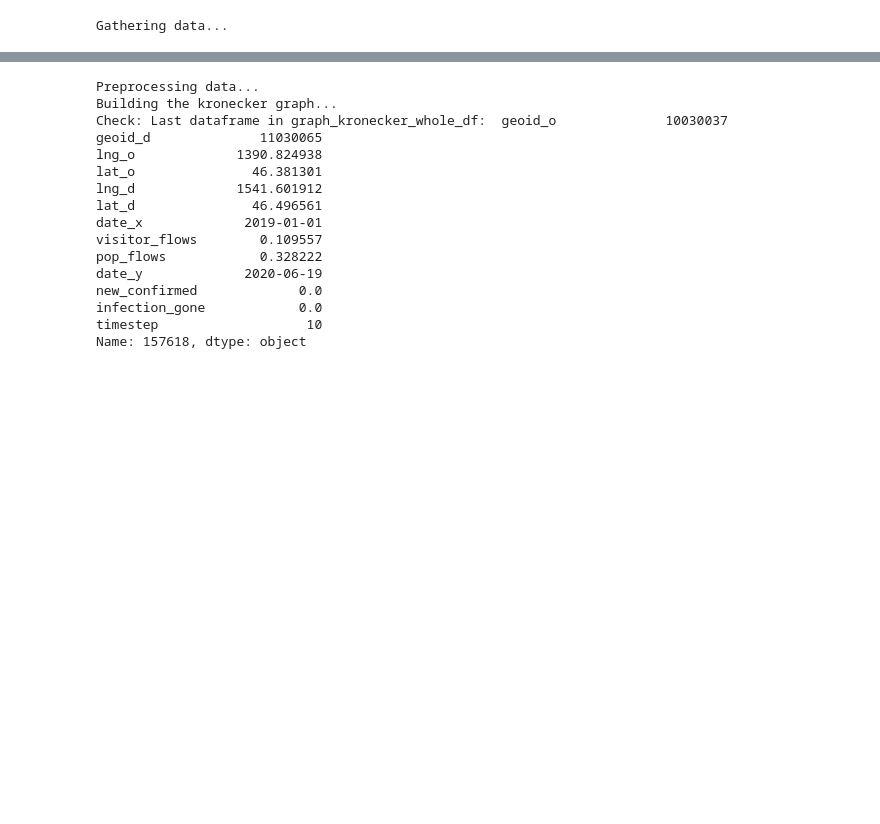
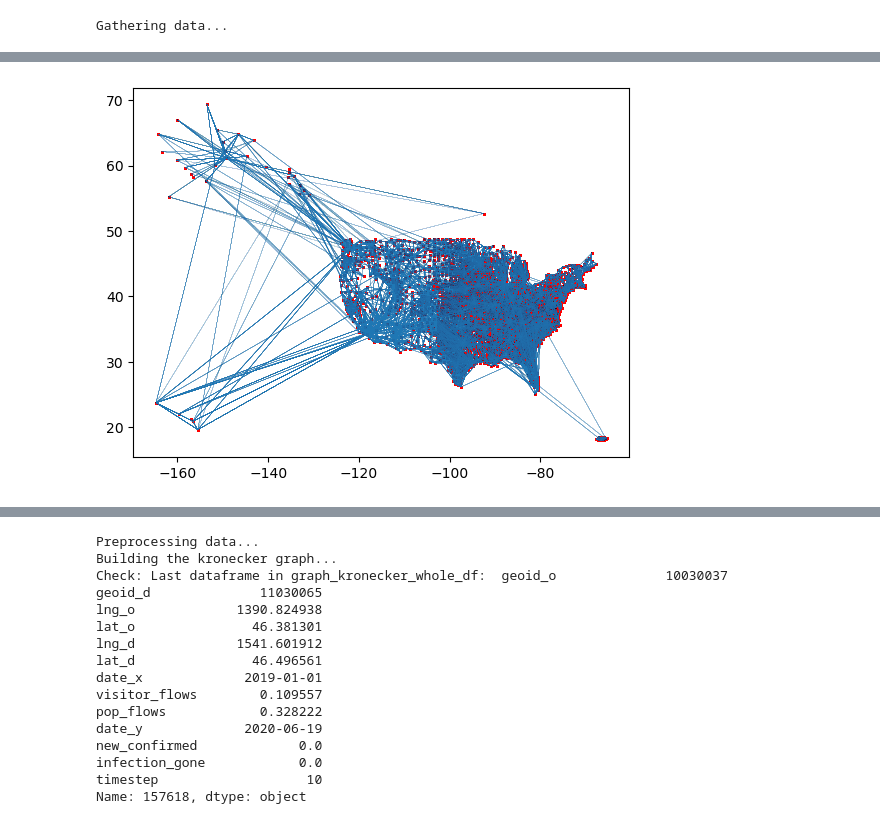
Before and after one commit to AnjaKroon/GraphML, a Jupyter notebook: ClassicalModels/ManualM3.ipynb, the cells around one changed output, grey strips where cells are left out. Drawn from its saved outputs; the diff is of its cells as text; code cells hidden in the pictures; blank space fills up the shorter version.

```diff
--- a/ClassicalModels/ManualM3.ipynb
+++ b/ClassicalModels/ManualM3.ipynb
@@ -136,3 +138,68 @@ epi_dates_one_sample = ["2020-06-09", "2020-06-10", "2020-06-11", "2020-06-12",
 epi_dates_pred_one_sample = ["2020-06-16"] # for testing
 # %% [output]
 Gathering data...
+# %%
+# THIS IS WITH THE NEW PREPROCESSOR FILE (PREPROCESSOR_FINAL_DATA.PY)
+import preprocessor_final_data
+
+print("Preprocessing data...")
+
+# Preprocess the data
+input_hor = 7   # test now with smaller input horizon
+pred_hor = 1    # test now with smaller prediction horizon
+train_perc, test_perc = 0.8, 0.2
+
+# Preprocess the data
+import os
+print(os.getcwd())
+locations_data = "../final_data/locations_data_unique.npy"
+epi_dataset = "../final_data/X_normalized.npy"
+preproc = preprocessor_final_data.Preprocessor(flow_dataset, epi_dataset, locations_data)
+
+graph_kronecker_whole_df = preproc.combined_manual_kronecker() # makes the pandas df from the kronecker data
+
+# check for duplicate values in graph_kronecker_whole_df
+print("Number of duplicate values in graph_kronecker_whole_df: ", graph_kronecker_whole_df.duplicated().sum())
+
+# print first dataframe in graph_kronecker_whole_df, check if the data is getting pulled correctly
+print("Check: First dataframe in graph_kronecker_whole_df: ", graph_kronecker_whole_df.iloc[0])
+
+# count how many entries have geoids are below 1000000 assuming the dataframe is sorted by geoid
+count = 0
+list_of_geoids = []
+for i in range(len(graph_kronecker_whole_df)):
+    cur = graph_kronecker_whole_df.iloc[i]['geoid_o']
+    if cur < 1000000:
+        if cur not in list_of_geoids:
+            list_of_geoids.append(cur)
+        count += 1
+    if i > 200000:
+        break
+
+# list_of_geoids = list(set(list_of_geoids))  # Convert to set and back to list
+
+print("Number of nodes on first day is, ", len(list_of_geoids))
+
+number_nodes_per_day = len(list_of_geoids)
+
+
+# count how many entries have geoid_o above 1000000 and below 2000000 assuming the dataframe is sorted by geoid
+count = 0
+list_of_geoids = []
+for i in range(len(graph_kronecker_whole_df)):
+    cur = graph_kronecker_whole_df.iloc[i]['geoid_o']
+    if cur < 2000000 and cur >= 1000000:
+        if cur not in list_of_geoids:
+            list_of_geoids.append(cur)
+        count += 1
+    if i > 300000:
+        break
+
+print("Number of nodes on second day is, ", len(list_of_geoids))
+
+# print last dataframe in graph_kronecker_whole_df, check if the data is getting pulled correctly
+print("Check: Last dataframe in graph_kronecker_whole_df: ", graph_kronecker_whole_df.iloc[-1])
+
+# print("Drawing the network ...")
+draw_network(graph_kronecker_whole_df)
+# %% [output]
@@ -138,0 +223 @@ Gathering data...
+[figure, added]
```
Also changed, not shown: parts of 6 cells of this notebook.
